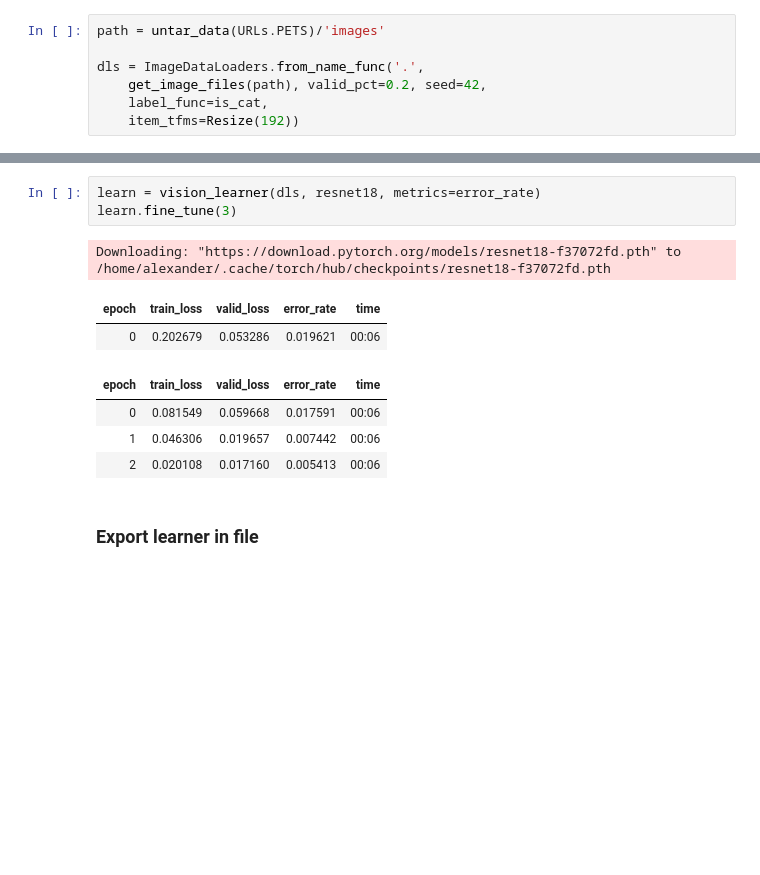
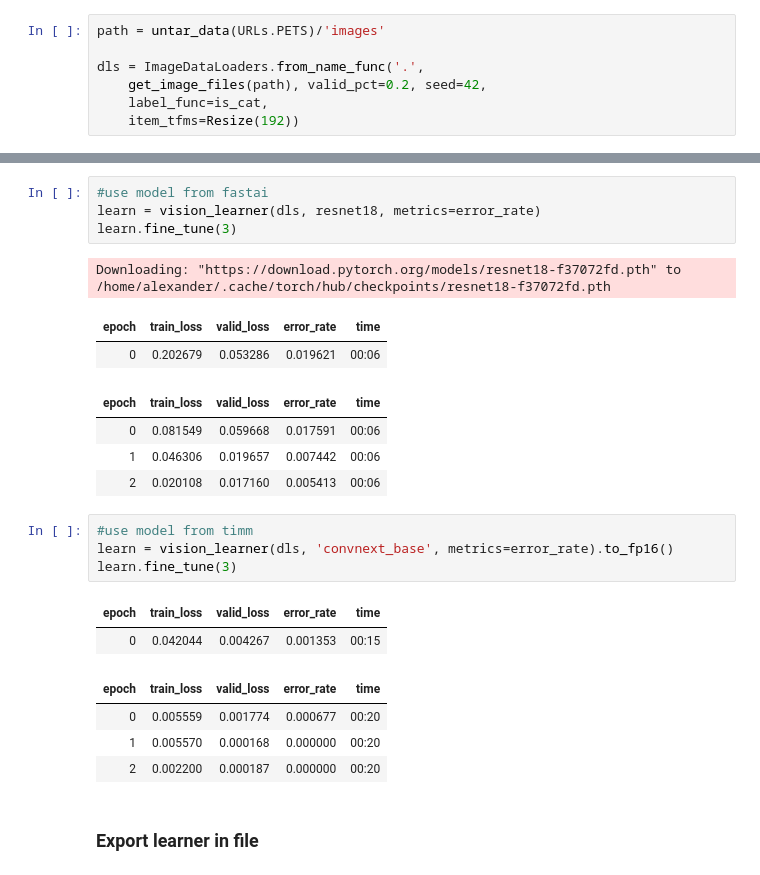
Before and after one commit to WhoKnowsWhoCares/Huggingface_Gradio, a Jupyter notebook: train_model.ipynb, the cells around one changed output, grey strips where cells are left out. Saved outputs shown, nothing was run; the diff lists cells and outputs as text; blank space fills up the shorter version.

Commit message:
update model to timm

```diff
--- a/train_model.ipynb
+++ b/train_model.ipynb
@@ -19,4 +37,5 @@ dls.show_batch()
 # %%
+#use model from fastai
 learn = vision_learner(dls, resnet18, metrics=error_rate)
 learn.fine_tune(3)
 # %% [output]
@@ -27,6 +46,17 @@ Downloading: "https://download.pytorch.org/models/resnet18-f37072fd.pth" to /hom
 | 0 | 0.081549 | 0.059668 | 0.017591 | 00:06 |
 | 1 | 0.046306 | 0.019657 | 0.007442 | 00:06 |
 | 2 | 0.020108 | 0.017160 | 0.005413 | 00:06 |
+# %%
+#use model from timm
+learn = vision_learner(dls, 'convnext_base', metrics=error_rate).to_fp16()
+learn.fine_tune(3)
+# %% [output]
+| epoch | train_loss | valid_loss | error_rate | time |
+| 0 | 0.042044 | 0.004267 | 0.001353 | 00:15 |
+| epoch | train_loss | valid_loss | error_rate | time |
+| 0 | 0.005559 | 0.001774 | 0.000677 | 00:20 |
+| 1 | 0.005570 | 0.000168 | 0.000000 | 00:20 |
+| 2 | 0.002200 | 0.000187 | 0.000000 | 00:20 |
 # %% [markdown]
 ### Export learner in file
 # %%
```
Also changed, not shown: parts of 4 cells of this notebook, 4 other files.
